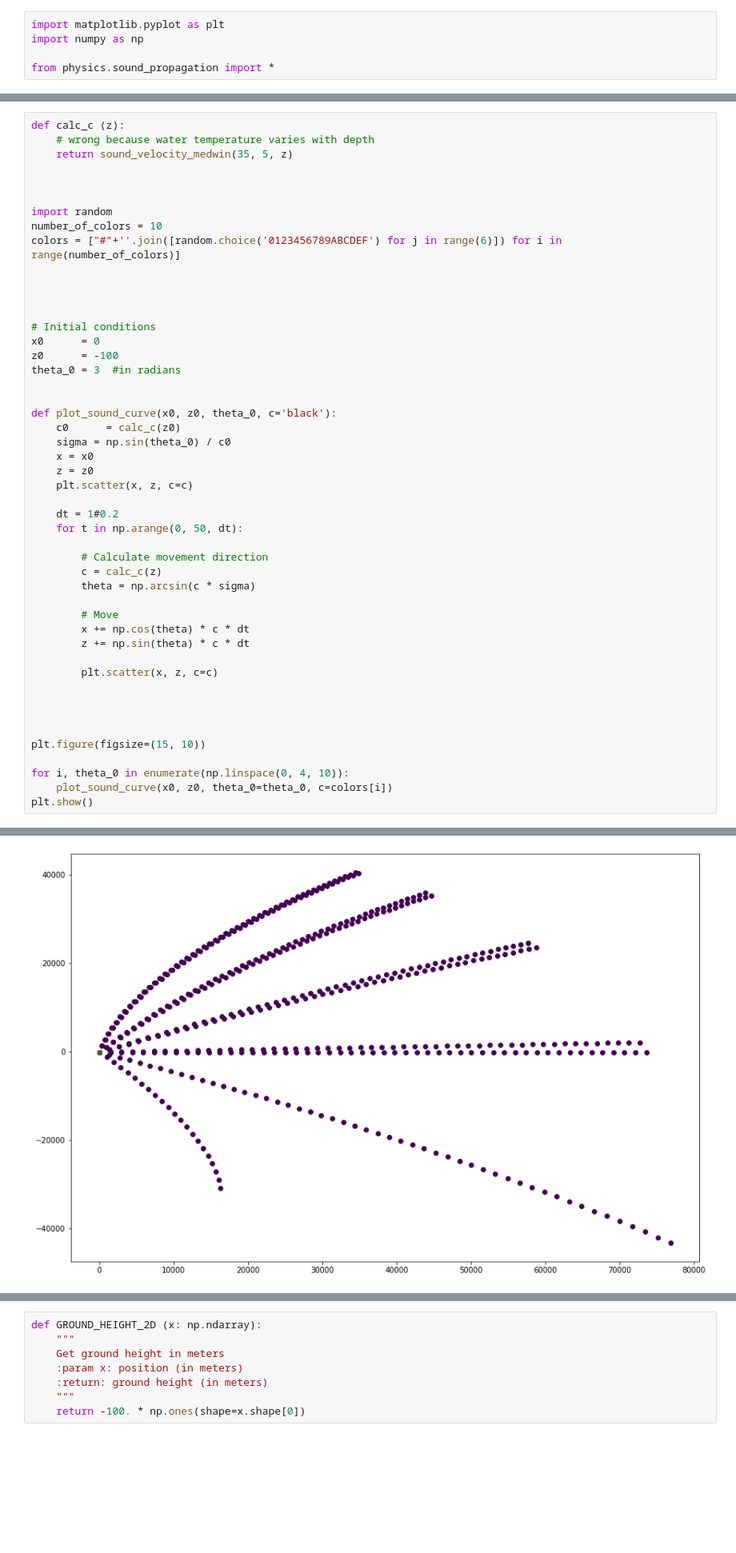
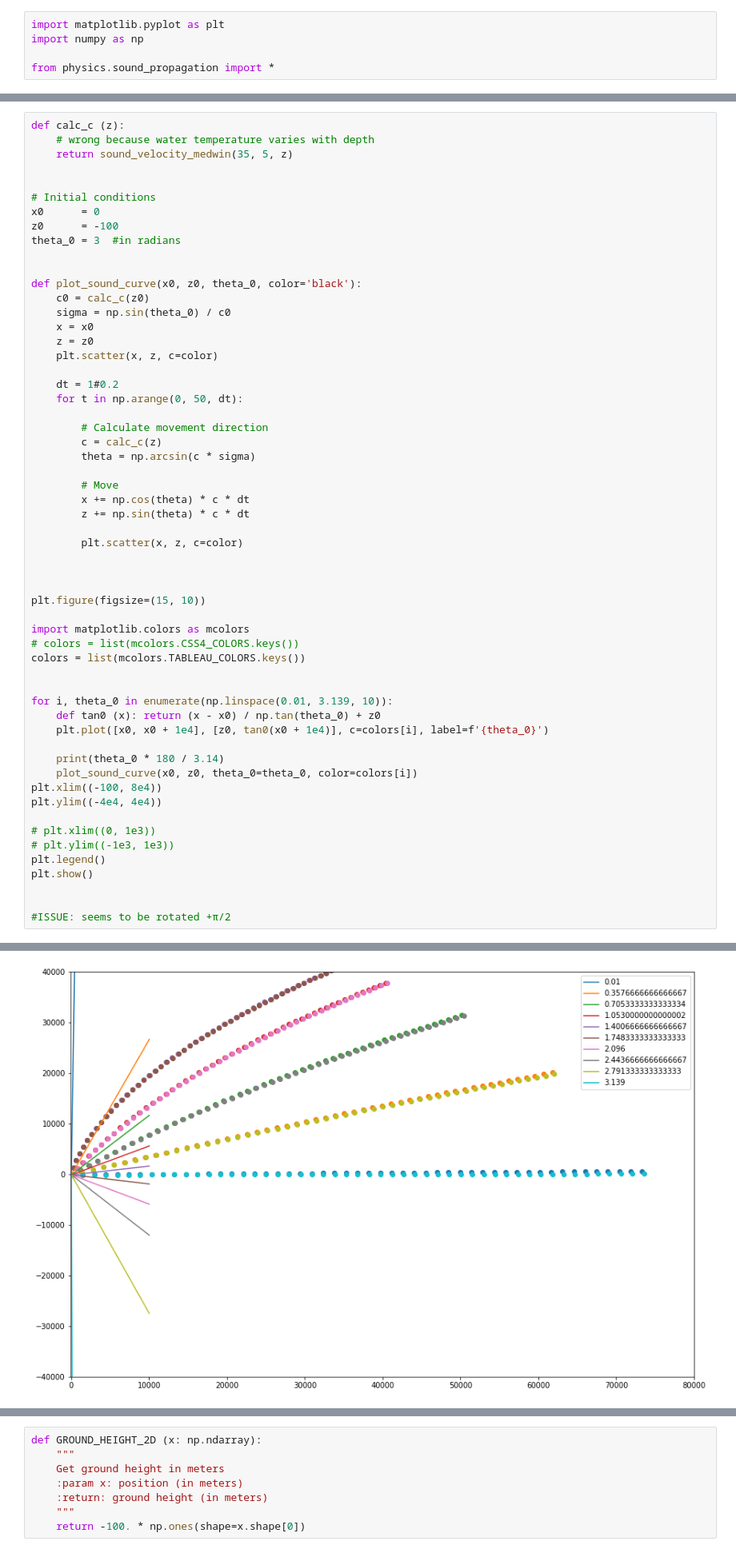
Before and after one commit to ahernot/data2021-bruits-mer, a Jupyter notebook: sound_propagation.ipynb, the cells around one changed output, grey strips where cells are left out. Shown at 80% size. Saved outputs shown, nothing was run; the diff lists cells and outputs as text; blank space fills up the shorter version.

```diff
--- a/sound_propagation.ipynb
+++ b/sound_propagation.ipynb
@@ -32,14 +32,6 @@ plt.show()
 def calc_c (z):
     # wrong because water temperature varies with depth
     return sound_velocity_medwin(35, 5, z)
-
-
-
-import random
-number_of_colors = 10
-colors = ["#"+''.join([random.choice('0123456789ABCDEF') for j in range(6)]) for i in range(number_of_colors)]
-
-
 
 
 # Initial conditions
@@ -48,12 +40,12 @@ z0      = -100
 theta_0 = 3  #in radians
 
 
-def plot_sound_curve(x0, z0, theta_0, c='black'):
-    c0      = calc_c(z0)
+def plot_sound_curve(x0, z0, theta_0, color='black'):
+    c0 = calc_c(z0)
     sigma = np.sin(theta_0) / c0
     x = x0
     z = z0
-    plt.scatter(x, z, c=c)
+    plt.scatter(x, z, c=color)
 
     dt = 1#0.2
     for t in np.arange(0, 50, dt):
@@ -66,14 +58,31 @@ def plot_sound_curve(x0, z0, theta_0, c='black'):
         x += np.cos(theta) * c * dt
         z += np.sin(theta) * c * dt
 
-        plt.scatter(x, z, c=c)
-
+        plt.scatter(x, z, c=color)
 
 
 
 plt.figure(figsize=(15, 10))
 
-for i, theta_0 in enumerate(np.linspace(0, 4, 10)):
-    plot_sound_curve(x0, z0, theta_0=theta_0, c=colors[i])
+import matplotlib.colors as mcolors
+# colors = list(mcolors.CSS4_COLORS.keys())
+colors = list(mcolors.TABLEAU_COLORS.keys())
+
+
+for i, theta_0 in enumerate(np.linspace(0.01, 3.139, 10)):
+    def tan0 (x): return (x - x0) / np.tan(theta_0) + z0
+    plt.plot([x0, x0 + 1e4], [z0, tan0(x0 + 1e4)], c=colors[i], label=f'{theta_0}')
+
+    print(theta_0 * 180 / 3.14)
+    plot_sound_curve(x0, z0, theta_0=theta_0, color=colors[i])
+plt.xlim((-100, 8e4))
+plt.ylim((-4e4, 4e4))
+
+# plt.xlim((0, 1e3))
+# plt.ylim((-1e3, 1e3))
+plt.legend()
 plt.show()
+
+
+#ISSUE: seems to be rotated +π/2
 # %% [output]
@@ -80 +99 @@ plt.show()
-[figure, old version]
+[figure, new version]
```
Also changed, not shown: parts of 2 cells of this notebook, 1 other file.
